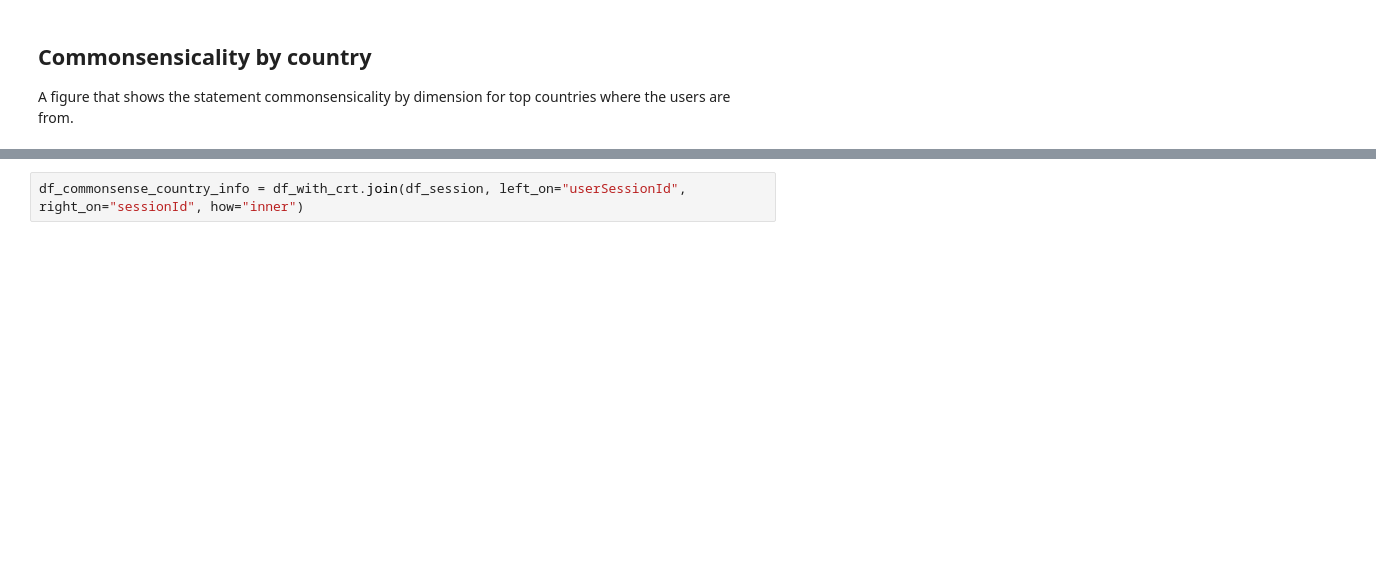
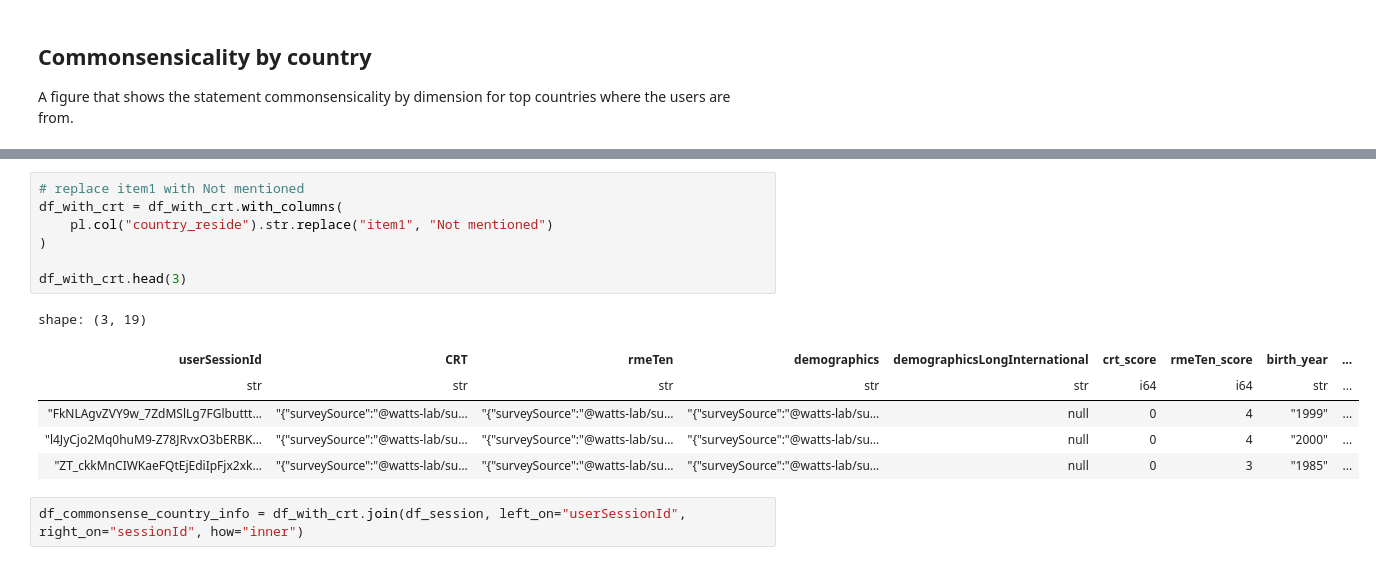
Before and after one commit to Watts-Lab/commonsense-data, a Jupyter notebook: .scripts/dashboard.ipynb, the cells around one changed output, grey strips where cells are left out. Drawn from its saved outputs; the diff is of its cells as text; blank space fills up the shorter version.

```diff
--- a/.scripts/dashboard.ipynb
+++ b/.scripts/dashboard.ipynb
@@ -749,3 +732,17 @@ shape: (40_094, 19)
+# %%
+# replace item1 with Not mentioned
+df_with_crt = df_with_crt.with_columns(
+    pl.col("country_reside").str.replace("item1", "Not mentioned")
+)
+
+df_with_crt.head(3)
+# %% [output]
+shape: (3, 19)
+| userSessionId | CRT | rmeTen | demographics | demographicsLongInternational | crt_score | rmeTen_score | birth_year | ... |
+| str | str | str | str | str | i64 | i64 | str | ... |
+| "FkNLAgvZVY9w_7ZdMSlLg7FGlbuttt… | "{"surveySource":"@watts-lab/su… | "{"surveySource":"@watts-lab/su… | "{"surveySource":"@watts-lab/su… | null | 0 | 4 | "1999" | ... |
+| "l4JyCjo2Mq0huM9-Z78JRvxO3bERBK… | "{"surveySource":"@watts-lab/su… | "{"surveySource":"@watts-lab/su… | "{"surveySource":"@watts-lab/su… | null | 0 | 4 | "2000" | ... |
+| "ZT_ckkMnCIWKaeFQtEjEdiIpFjx2xk… | "{"surveySource":"@watts-lab/su… | "{"surveySource":"@watts-lab/su… | "{"surveySource":"@watts-lab/su… | null | 0 | 3 | "1985" | ... |
 # %%
 df_commonsense_country_info = df_with_crt.join(df_session, left_on="userSessionId", right_on="sessionId", how="inner")
 # %%
```
Also changed, not shown: parts of 2 cells of this notebook.
